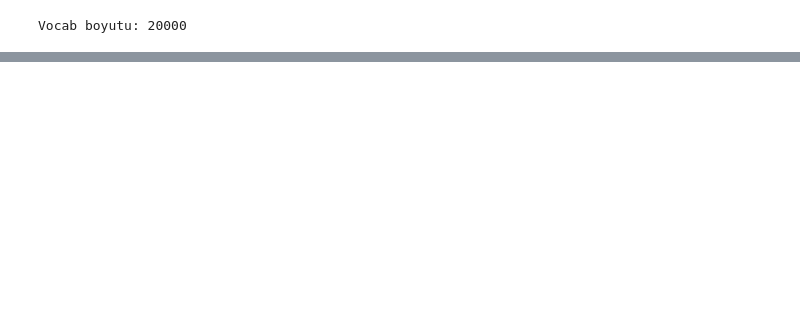
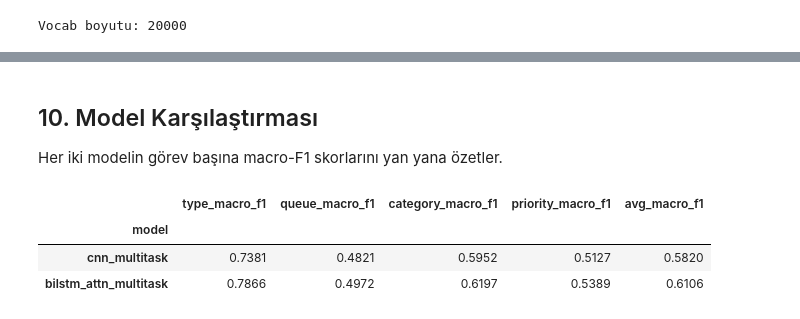
Before and after one commit to MustafArikan/Support-Ticket-Classification-and-Priority-Prediction, a Jupyter notebook: notebooks/03_neural_baselines.ipynb, the cells around one changed output, grey strips where cells are left out. Saved outputs shown, nothing was run; the diff lists cells and outputs as text; code cells hidden in the pictures; blank space fills up the shorter version.

```diff
--- a/notebooks/03_neural_baselines.ipynb
+++ b/notebooks/03_neural_baselines.ipynb
@@ -70,16 +206,18 @@ priority -> num_classes: 4
 # %%
+VOCAB_SIZE = 20000
+SEQ_LEN = 128  # ortalama body ~380 karakter (~60-70 kelime); subject+body icin 128 daha guvenli
+
 def simple_tokenize(text):
-    return re.findall(r"\w+", text.lower())
-
-VOCAB_SIZE = 20000
-SEQ_LEN = 100
+    return re.findall(r"\w+", turkish_casefold(text))
 
 counter = Counter()
 for t in train_df["body_light_clean"]:
     counter.update(simple_tokenize(t))
 
 vocab = {"<pad>": 0, "<unk>": 1}
-for word, _ in counter.most_common(VOCAB_SIZE - 2):
+# most_common esit frekanslarda kararsiz siralama verebilir; deterministik olmasi icin
+# (frekans azalan, kelime alfabetik artan) seklinde sirala.
+for word, _ in sorted(counter.items(), key=lambda kv: (-kv[1], kv[0]))[: VOCAB_SIZE - 2]:
     vocab[word] = len(vocab)
 
 print("Vocab boyutu:", len(vocab))
@@ -111,5 +251,12 @@ class TicketDataset(Dataset):
 train_ds = TicketDataset(train_df["body_light_clean"].values, y_train_dict, vocab, SEQ_LEN)
 val_ds = TicketDataset(val_df["body_light_clean"].values, y_val_dict, vocab, SEQ_LEN)
 
-train_loader = DataLoader(train_ds, batch_size=32, shuffle=True)
-val_loader = DataLoader(val_ds, batch_size=64)
+# Shuffle'in da deterministik olmasi icin ayri bir generator kullaniliyor.
+_g = torch.Generator()
+_g.manual_seed(SEED)
+
+train_loader = DataLoader(train_ds, batch_size=32, shuffle=True, generator=_g)
+val_loader = DataLoader(val_ds, batch_size=64, shuffle=False)
+
+# priority icin dil-bazli degerlendirme yapabilmek amaciyla val siralamasini sabit tutuyoruz
+val_languages = val_df["language"].values
@@ -249,0 +452,6 @@ Early stopping (epoch 10)
+# %%
+cnn_model = MultiTaskCNN(len(vocab), embed_dim=128, num_classes_dict=num_classes_dict)
+cnn_model = train_model(cnn_model, "cnn_multitask")
+
+rnn_model = MultiTaskBiLSTMAttn(len(vocab), embed_dim=128, hidden_dim=64, num_classes_dict=num_classes_dict)
+rnn_model = train_model(rnn_model, "bilstm_attn_multitask")
@@ -249,0 +476,19 @@ Early stopping (epoch 10)
+# %% [markdown]
+## 10. Model Karşılaştırması
+
+Her iki modelin görev başına macro-F1 skorlarını yan yana özetler.
+# %%
+comparison_rows = []
+for name, model in [("cnn_multitask", cnn_model), ("bilstm_attn_multitask", rnn_model)]:
+    _, macro_f1, _, _ = evaluate(model, val_loader)
+    row = {"model": name, **{f"{col}_macro_f1": round(macro_f1[col], 4) for col in TASK_COLS}}
+    row["avg_macro_f1"] = round(sum(macro_f1.values()) / len(macro_f1), 4)
+    comparison_rows.append(row)
+
+comparison_df = pd.DataFrame(comparison_rows).set_index("model")
+comparison_df
+# %% [output]
+|  | type_macro_f1 | queue_macro_f1 | category_macro_f1 | priority_macro_f1 | avg_macro_f1 |
+| model |  |  |  |  |  |
+| cnn_multitask | 0.7381 | 0.4821 | 0.5952 | 0.5127 | 0.5820 |
+| bilstm_attn_multitask | 0.7866 | 0.4972 | 0.6197 | 0.5389 | 0.6106 |
```
Also changed, not shown: parts of 22 cells of this notebook, 43 other files.
